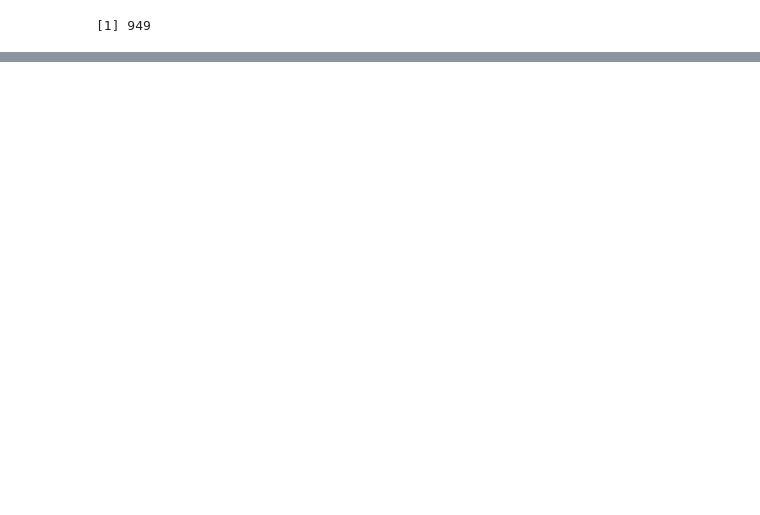
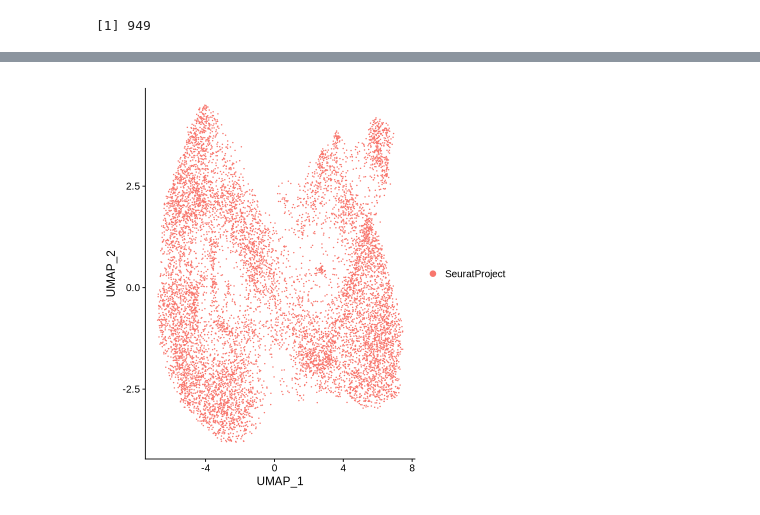
Before and after one commit to vodkatad/scExplo, a Jupyter notebook: dataset/Graph_NN/notebook/seu_int_graph_cyclecorr.ipynb, the cells around one changed output, grey strips where cells are left out. Saved outputs shown, nothing was run; the diff lists cells and outputs as text; code cells hidden in the pictures; blank space fills up the shorter version.

```diff
--- a/dataset/Graph_NN/notebook/seu_int_graph_cyclecorr.ipynb
+++ b/dataset/Graph_NN/notebook/seu_int_graph_cyclecorr.ipynb
@@ -318,6 +33,0 @@ table(sdata$seurat_clusters, sdata$cycle)
-# %%
-cl_tot <- read.table("/mnt/cold1/snaketree/prj/scRNA/dataset/Graph_NN/notebook/seurat_v4_integration_trainWT_graphgenes_morePC.tsv", sep= "\t", row.names=1, header=T)
-head(cl_tot)
-head(df)
-colnames(cl_tot) <- paste0(colnames(cl_tot), '_tot')
-df <- data.frame(row.names=names(sdata$orig.ident), sample=sdata$sample, cluster=sdata$seurat_clusters)
@@ -375,0 +34,31 @@ table(df$cluster)
+# %%
+# create seurat objects and integrates
+input_files_l <- unlist(strsplit(input_files, ','))
+
+createSeurat <- function(file, genes) {
+  df <- read.table(gzfile(file), sep=',', header=TRUE, row.names=1)
+  keep <- sapply(rownames(df), function(x) {g <- strsplit(x, ':')[1][[1]]; g[2] %in% genes}) ## double trouble
+  df <- df[keep,] ## double trouble
+  genes <- sapply(rownames(df), function(x) {g <- strsplit(x, ':')[1][[1]]; g[2] })
+  ng <- as.data.frame(table(genes))
+  genes <- ng[ng$Freq == 1, 'genes']
+  keep <- sapply(rownames(df), function(x) {g <- strsplit(x, ':')[1][[1]]; g[2] %in% genes})
+  df <- df[keep,]
+  rownames(df) <- sapply(rownames(df), function(x) {g <- strsplit(x, ':')[1][[1]]; g[2] })  # noia per il ciclo ho solo gli ENSG disponibili al volo :(
+  res <- CreateSeuratObject(df)
+  return(res)
+}
+
+data_list <- lapply(input_files_l, createSeurat, keepg)
+
+data_list <- lapply(X = data_list, FUN = function(x) {
+    x <- NormalizeData(x)
+    x <- ScaleData(x)
+    x <- FindVariableFeatures(x, selection.method = "vst", nfeatures = nfeatures)
+
+})
+
+features <- SelectIntegrationFeatures(object.list = data_list, nfeatures= nfeatures)
+anchors <- FindIntegrationAnchors(object.list = data_list, anchor.features = features, dims=1:npc)# paneth split in two clusters in this way
+sdata <- IntegrateData(anchorset = anchors, dims=1:npc)
+DefaultAssay(sdata) <- "integrated"
@@ -375,0 +112,10 @@ table(df$cluster)
+# %%
+#UMAP with samples
+#cells <- colnames(sdata)
+
+#samples_n <- sapply(strsplit(cells, "_"), function(x){x[[2]]})
+#sdata$sample <- samples[as.numeric(samples_n)]
+#DimPlot(sdata, reduction = "umap", group.by='sample')
+DimPlot(sdata, reduction = "umap")
+# %% [output]
+[figure, added]
```
Also changed, not shown: parts of 37 cells of this notebook, 4 other files.
